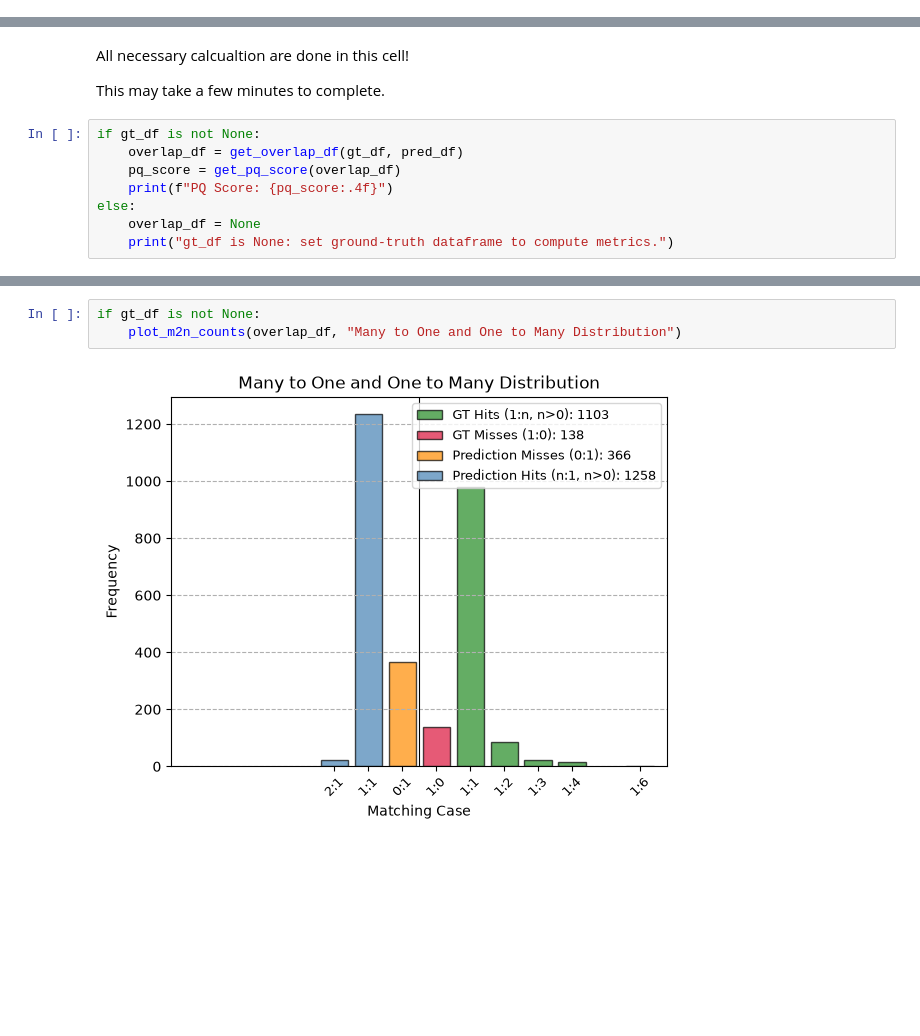
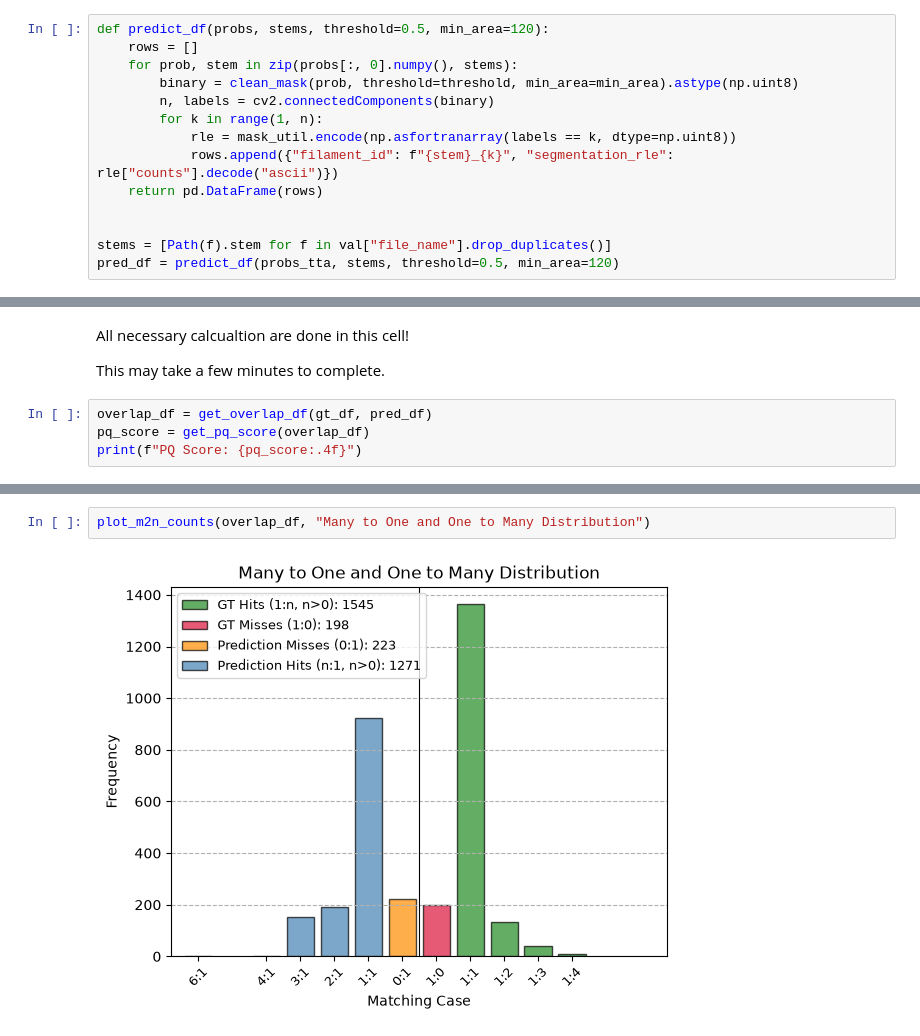
Before and after one commit to hermengardo/CompassNet_SolarFilamentChallenge_Solution, a Jupyter notebook: self-evaluation-notebook.ipynb, the cells around one changed output, grey strips where cells are left out. Drawn from its saved outputs; the diff is of its cells as text; blank space fills up the shorter version.

```diff
--- a/self-evaluation-notebook.ipynb
+++ b/self-evaluation-notebook.ipynb
@@ -71,3 +114,17 @@ FileNotFoundError: [Errno 2] No such file or directory: 'submission.csv'
+# %%
+def predict_df(probs, stems, threshold=0.5, min_area=120):
+    rows = []
+    for prob, stem in zip(probs[:, 0].numpy(), stems):
+        binary = clean_mask(prob, threshold=threshold, min_area=min_area).astype(np.uint8)
+        n, labels = cv2.connectedComponents(binary)
+        for k in range(1, n):
+            rle = mask_util.encode(np.asfortranarray(labels == k, dtype=np.uint8))
+            rows.append({"filament_id": f"{stem}_{k}", "segmentation_rle": rle["counts"].decode("ascii")})
+    return pd.DataFrame(rows)
+
+
+stems = [Path(f).stem for f in val["file_name"].drop_duplicates()]
+pred_df = predict_df(probs_tta, stems, threshold=0.5, min_area=120)
 # %%
 # Helper functions
 
@@ -494,11 +551,7 @@ All necessary calcualtion are done in this cell!
 
 This may take a few minutes to complete.
 # %%
-if gt_df is not None:
-    overlap_df = get_overlap_df(gt_df, pred_df)
-    pq_score = get_pq_score(overlap_df)
-    print(f"PQ Score: {pq_score:.4f}")
-else:
-    overlap_df = None
-    print("gt_df is None: set ground-truth dataframe to compute metrics.")
+overlap_df = get_overlap_df(gt_df, pred_df)
+pq_score = get_pq_score(overlap_df)
+print(f"PQ Score: {pq_score:.4f}")
 # %% [output]
@@ -516,5 +567,4 @@ if gt_df is not None:
 # %%
-if gt_df is not None:
-    plot_m2n_counts(overlap_df, "Many to One and One to Many Distribution")
+plot_m2n_counts(overlap_df, "Many to One and One to Many Distribution")
 # %% [output]
-[figure, old version]
+[figure, new version]
```
Also changed, not shown: parts of 7 cells of this notebook, 22 other files.
